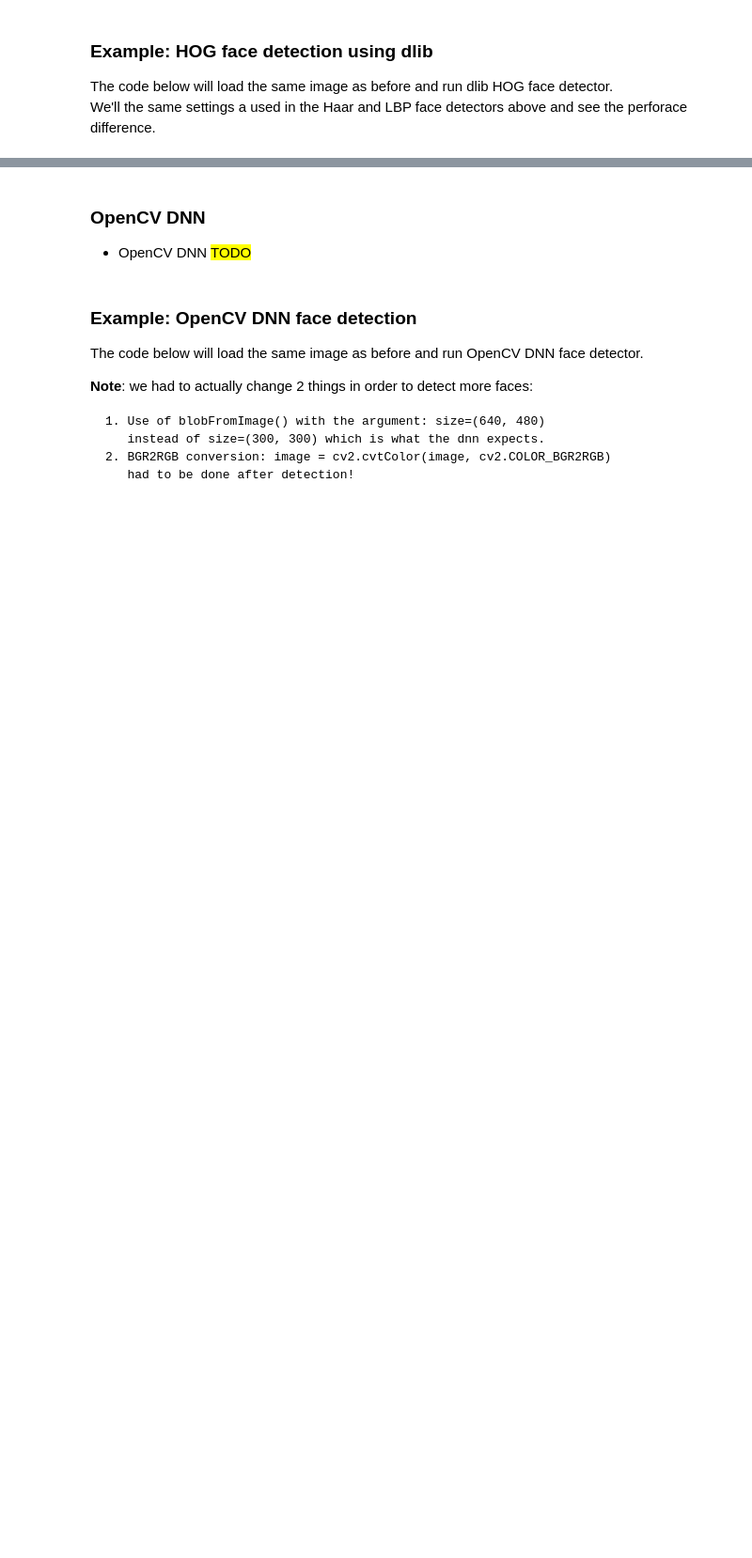
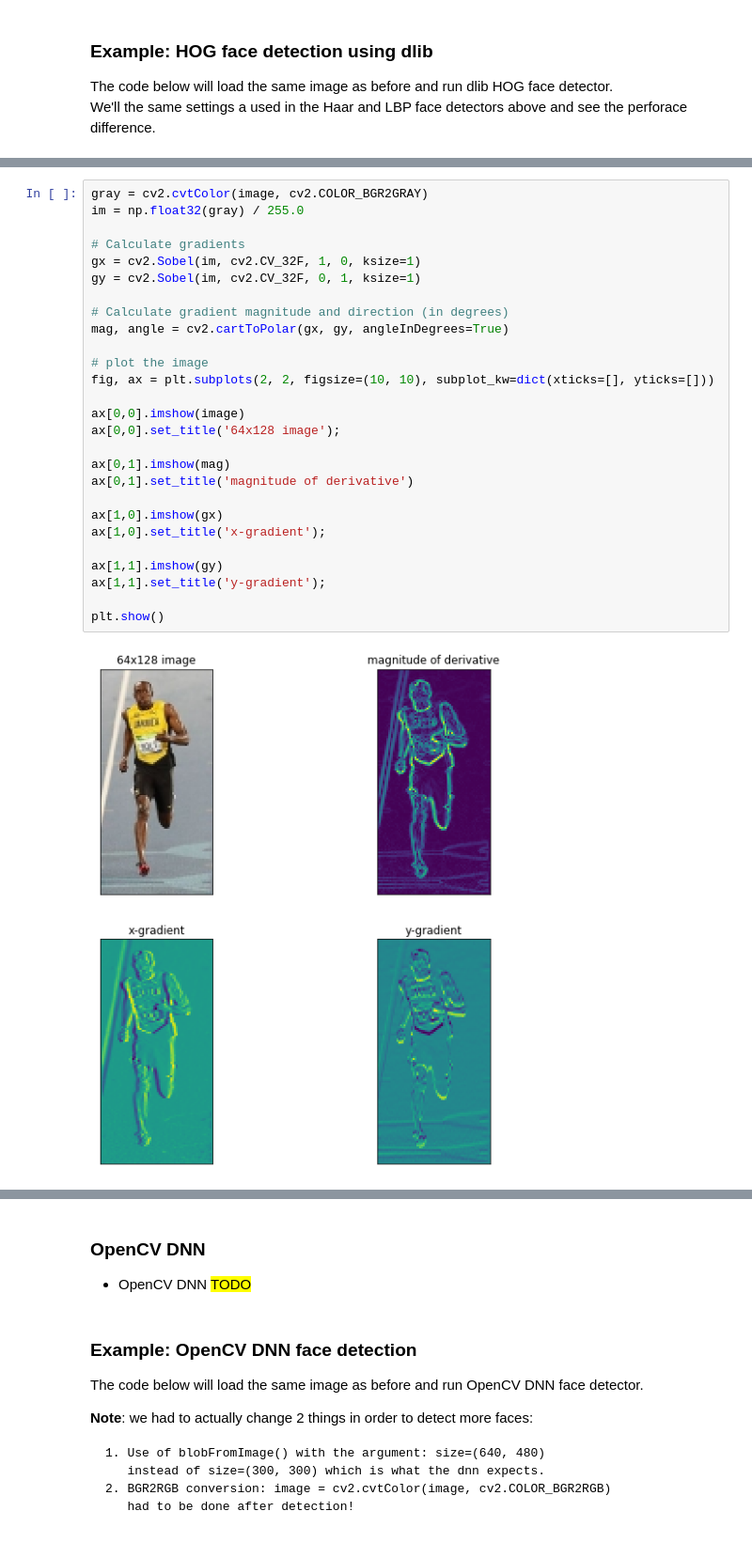
Before and after one commit to yossi-cohen/face-recognition, a Jupyter notebook: face-recognition.ipynb, the cells around one changed output, grey strips where cells are left out. Shown at 94% size. Cells and saved outputs as stored; diff of their text form; blank space fills up the shorter version.

```diff
--- a/face-recognition.ipynb
+++ b/face-recognition.ipynb
@@ -603,0 +666,29 @@ dlib_hog_detection_image()
+# %%
+gray = cv2.cvtColor(image, cv2.COLOR_BGR2GRAY)
+im = np.float32(gray) / 255.0
+
+# Calculate gradients
+gx = cv2.Sobel(im, cv2.CV_32F, 1, 0, ksize=1)
+gy = cv2.Sobel(im, cv2.CV_32F, 0, 1, ksize=1)
+
+# Calculate gradient magnitude and direction (in degrees)
+mag, angle = cv2.cartToPolar(gx, gy, angleInDegrees=True)
+
+# plot the image
+fig, ax = plt.subplots(2, 2, figsize=(10, 10), subplot_kw=dict(xticks=[], yticks=[]))
+
+ax[0,0].imshow(image)
+ax[0,0].set_title('64x128 image');
+
+ax[0,1].imshow(mag)
+ax[0,1].set_title('magnitude of derivative')
+
+ax[1,0].imshow(gx)
+ax[1,0].set_title('x-gradient');
+
+ax[1,1].imshow(gy)
+ax[1,1].set_title('y-gradient');
+
+plt.show()
+# %% [output]
+[figure, added]
```
Also changed, not shown: parts of 19 cells of this notebook, 7 other files.
